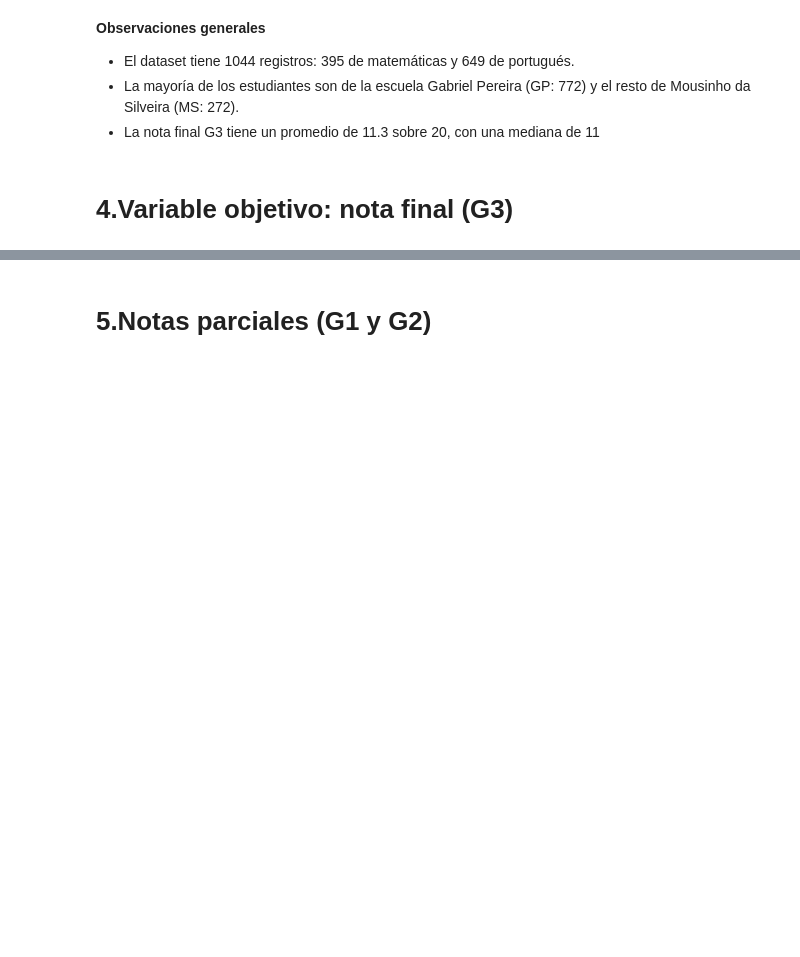
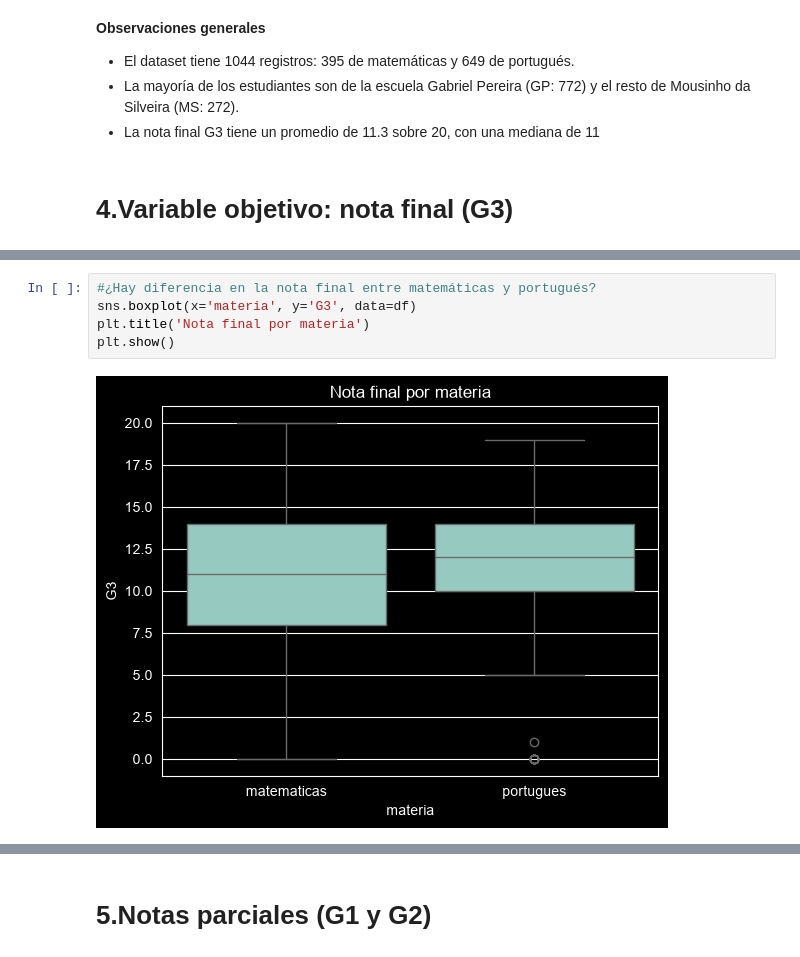
Before and after one commit to DiegoMonteroCRC/Proyecto-1-Sistema-de-Prediccion-de-Rendimiento-Academico, a Jupyter notebook: notebooks/01_EDA.ipynb, the cells around one changed output, grey strips where cells are left out. Drawn from its saved outputs; the diff is of its cells as text; blank space fills up the shorter version.

```diff
--- a/notebooks/01_EDA.ipynb
+++ b/notebooks/01_EDA.ipynb
@@ -103,0 +114,7 @@ plt.show()
+# %%
+#¿Hay diferencia en la nota final entre matemáticas y portugués?
+sns.boxplot(x='materia', y='G3', data=df)
+plt.title('Nota final por materia')
+plt.show()
+# %% [output]
+[figure, added]
```
Also changed, not shown: parts of 5 cells of this notebook.
